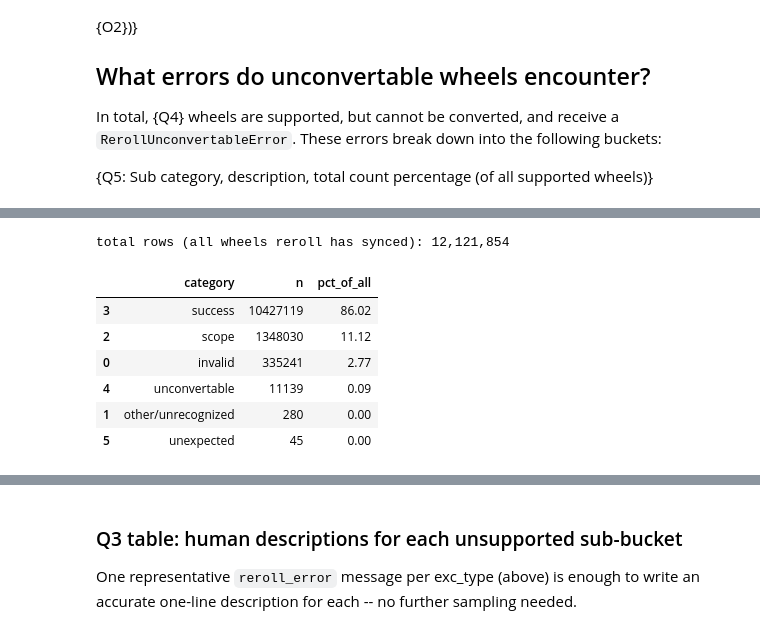
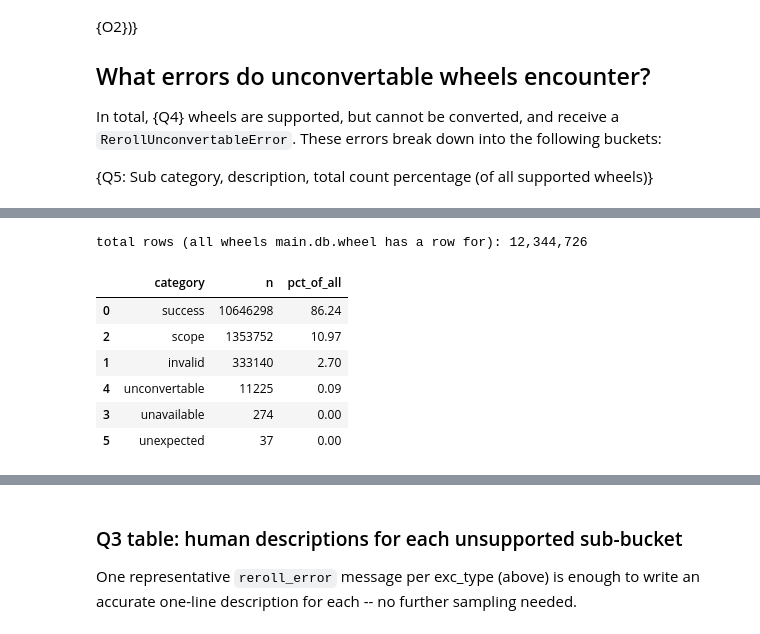
Before and after one commit to intentionally-left-nil/reroll-data, a Jupyter notebook: notebooks/readme_analysis.ipynb, the cells around one changed output, grey strips where cells are left out. Saved outputs shown, nothing was run; the diff lists cells and outputs as text; code cells hidden in the pictures.

```diff
--- a/notebooks/readme_analysis.ipynb
+++ b/notebooks/readme_analysis.ipynb
@@ -88,48 +105,45 @@ of `scope` (deliberately out-of-scope wheel), `invalid` (malformed wheel/metadat
 # %%
 import sqlite3
 import re
 import pandas as pd
 
-DB_PATH = "/Users/anil/code/reroll-data/data/v.db"
+MAIN_DB_PATH = "/Users/anil/code/reroll-data/data/main.db"
 
 
-def query(sql, params=()):
-    con = sqlite3.connect(f"file:{DB_PATH}?mode=ro", uri=True)
+def query_main(sql, params=()):
+    con = sqlite3.connect(f"file:{MAIN_DB_PATH}?mode=ro", uri=True)
     try:
         return pd.read_sql_query(sql, con, params=params)
     finally:
         con.close()
 
 
-# Top-level category breakdown (cheap: just a CASE/COUNT over the whole table,
-# no row hydration).
-category_counts = query(
+# Top-level category breakdown (cheap: a LEFT JOIN + GROUP BY over the whole
+# wheel table, no row hydration). A wheel with no `reroll_errors` row has
+# either succeeded (`reroll_data IS NOT NULL`) or not yet been attempted --
+# same conflation the old `reroll_error IS NULL` bucket had against v.db,
+# teased apart in the next cell.
+category_counts = query_main(
     """
     SELECT
-        CASE
-            WHEN reroll_error IS NULL THEN 'success'
-            WHEN reroll_error LIKE 'scope:%' THEN 'scope'
-            WHEN reroll_error LIKE 'invalid:%' THEN 'invalid'
-            WHEN reroll_error LIKE 'unconvertable:%' THEN 'unconvertable'
-            WHEN reroll_error LIKE 'unexpected:%' THEN 'unexpected'
-            ELSE 'other/unrecognized'
-        END AS category,
+        COALESCE(e.category, 'success') AS category,
         COUNT(*) AS n
-    FROM repodata_conversion
+    FROM wheel w
+    LEFT JOIN reroll_errors e ON e.wheel_id = w.id
     GROUP BY category
     """
 )
-total = category_counts["n"].sum()
+total = int(category_counts["n"].sum())
 category_counts["pct_of_all"] = (category_counts["n"] / total * 100).round(2)
-print(f"total rows (all wheels reroll has synced): {total:,}")
+print(f"total rows (all wheels main.db.wheel has a row for): {total:,}")
 category_counts.sort_values("n", ascending=False)
 # %% [output]
-total rows (all wheels reroll has synced): 12,121,854
+total rows (all wheels main.db.wheel has a row for): 12,344,726
 |  | category | n | pct_of_all |
-| 3 | success | 10427119 | 86.02 |
-| 2 | scope | 1348030 | 11.12 |
-| 0 | invalid | 335241 | 2.77 |
-| 4 | unconvertable | 11139 | 0.09 |
-| 1 | other/unrecognized | 280 | 0.00 |
-| 5 | unexpected | 45 | 0.00 |
+| 0 | success | 10646298 | 86.24 |
+| 2 | scope | 1353752 | 10.97 |
+| 1 | invalid | 333140 | 2.70 |
+| 4 | unconvertable | 11225 | 0.09 |
+| 3 | unavailable | 274 | 0.00 |
+| 5 | unexpected | 37 | 0.00 |
 # %%
```
Also changed, not shown: parts of 11 cells of this notebook, 6 other files.
